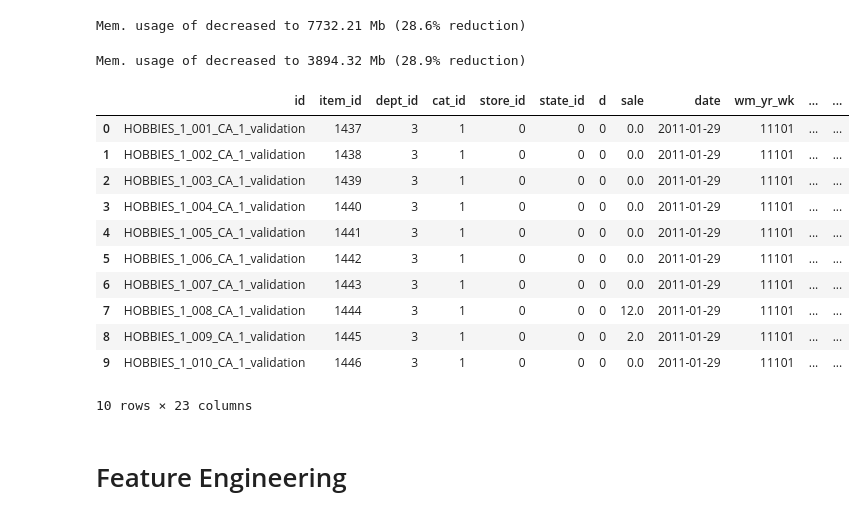
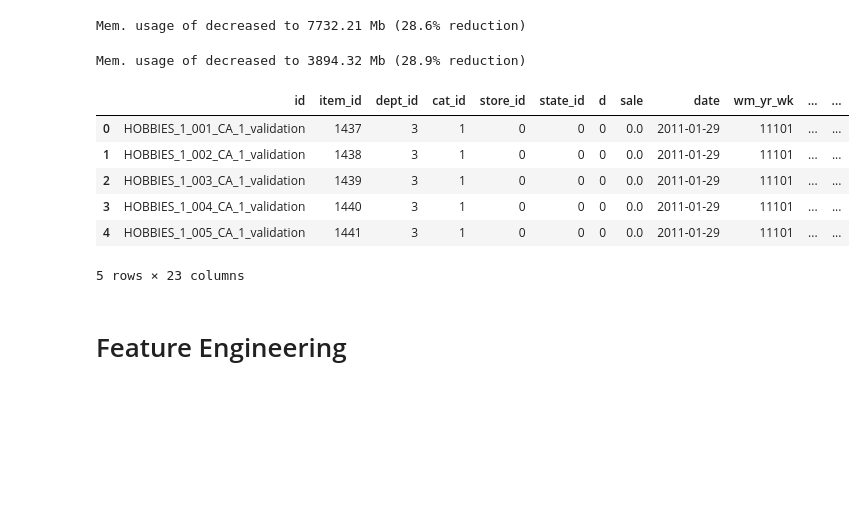
Before and after one commit to dominicdoerig/predicting-sales-data, a Jupyter notebook: m5_challenge/06_forecast_supervised_learning.ipynb, the cells around one changed output. Cells and saved outputs as stored; diff of their text form; code cells hidden in the pictures; blank space fills up the shorter version.

```diff
--- a/m5_challenge/06_forecast_supervised_learning.ipynb
+++ b/m5_challenge/06_forecast_supervised_learning.ipynb
@@ -20,28 +21,18 @@ from sklearn.metrics import mean_squared_error
 # %% [markdown]
 # Data Import and Preparation
-# %%
-if performance_validation is True:
-    # Import data
-    submission = pd.read_csv(
-        f'{utils.get_m5_root_dir()}/data/input/sample_submission.csv')
-    df_merged = pd.read_csv(
-        f'{utils.get_m5_root_dir()}/data/preprocessed/tx2_hobbies_1year.csv')
-
-    # take only values where target value is known
-    df_merged = df_merged.loc[df_merged['data_type'] == 'train']
-
-    # extract target values (last 28 days) in seperate list
-    y_test = df_merged[(df_merged['date'] > '2016-03-27')]['sale']
-
-    # replace target values in DataFrame with NaN
-    df_merged['sale'].loc[df_merged['date'] > '2016-03-27'] = np.nan
-
-else:
-    # Import data
-    submission = pd.read_csv(
-        f'{utils.get_m5_root_dir()}/data/input/sample_submission.csv')
-    df_merged = pd.read_csv(
-        f'{utils.get_m5_root_dir()}/data/preprocessed/preprocessed_input_data.csv')
-
-    # extract training and validation data (drop evaluation)
-    df_merged = df_merged.loc[df_merged['data_type'] != 'evaluation']
+# %%
+# Import data
+submission = pd.read_csv(
+    f'{utils.get_m5_root_dir()}/data/input/sample_submission.csv')
+if full_dataset:
+    df_merged = pd.read_csv(
+        f'{utils.get_m5_root_dir()}/data/preprocessed/preprocessed_input_data.csv')
+else:
+    df_merged = pd.read_csv(
+        f'{utils.get_m5_root_dir()}/data/preprocessed/tx2_hobbies_1year.csv')
+
+# extract training and validation data (drop evaluation) since we are still in validation phase
+df_merged = df_merged.loc[df_merged['data_type'] != 'evaluation']
+
+# print top and bottom lines
+df_merged.head(5).append(df_merged.tail(5))
@@ -53,26 +57,21 @@ Mem. usage of decreased to 7732.21 Mb (28.6% reduction)
 # %%
 # Convert categorical features to integers as the categorical values cause problems when using large datasets
 
 df_merged = utils.encode_categorical(df_merged, [
     "item_id", "dept_id", "cat_id", "store_id", "state_id", "event_name_1",
     "event_type_1", "event_name_2", "event_type_2", 'd'
 ])
 
-df_merged.head(10)
+df_merged.head(5)
 # %% [output]
 Mem. usage of decreased to 3894.32 Mb (28.9% reduction)
 |  | id | item_id | dept_id | cat_id | store_id | state_id | d | sale | date | wm_yr_wk | ... | ... |
 | 0 | HOBBIES_1_001_CA_1_validation | 1437 | 3 | 1 | 0 | 0 | 0 | 0.0 | 2011-01-29 | 11101 | ... | ... |
 | 1 | HOBBIES_1_002_CA_1_validation | 1438 | 3 | 1 | 0 | 0 | 0 | 0.0 | 2011-01-29 | 11101 | ... | ... |
 | 2 | HOBBIES_1_003_CA_1_validation | 1439 | 3 | 1 | 0 | 0 | 0 | 0.0 | 2011-01-29 | 11101 | ... | ... |
 | 3 | HOBBIES_1_004_CA_1_validation | 1440 | 3 | 1 | 0 | 0 | 0 | 0.0 | 2011-01-29 | 11101 | ... | ... |
 | 4 | HOBBIES_1_005_CA_1_validation | 1441 | 3 | 1 | 0 | 0 | 0 | 0.0 | 2011-01-29 | 11101 | ... | ... |
-| 5 | HOBBIES_1_006_CA_1_validation | 1442 | 3 | 1 | 0 | 0 | 0 | 0.0 | 2011-01-29 | 11101 | ... | ... |
-| 6 | HOBBIES_1_007_CA_1_validation | 1443 | 3 | 1 | 0 | 0 | 0 | 0.0 | 2011-01-29 | 11101 | ... | ... |
-| 7 | HOBBIES_1_008_CA_1_validation | 1444 | 3 | 1 | 0 | 0 | 0 | 12.0 | 2011-01-29 | 11101 | ... | ... |
-| 8 | HOBBIES_1_009_CA_1_validation | 1445 | 3 | 1 | 0 | 0 | 0 | 2.0 | 2011-01-29 | 11101 | ... | ... |
-| 9 | HOBBIES_1_010_CA_1_validation | 1446 | 3 | 1 | 0 | 0 | 0 | 0.0 | 2011-01-29 | 11101 | ... | ... |
-10 rows × 23 columns
+5 rows × 23 columns
 # %% [markdown]
 # Feature Engineering
 # %%
```
Also changed, not shown: parts of 25 cells of this notebook.
